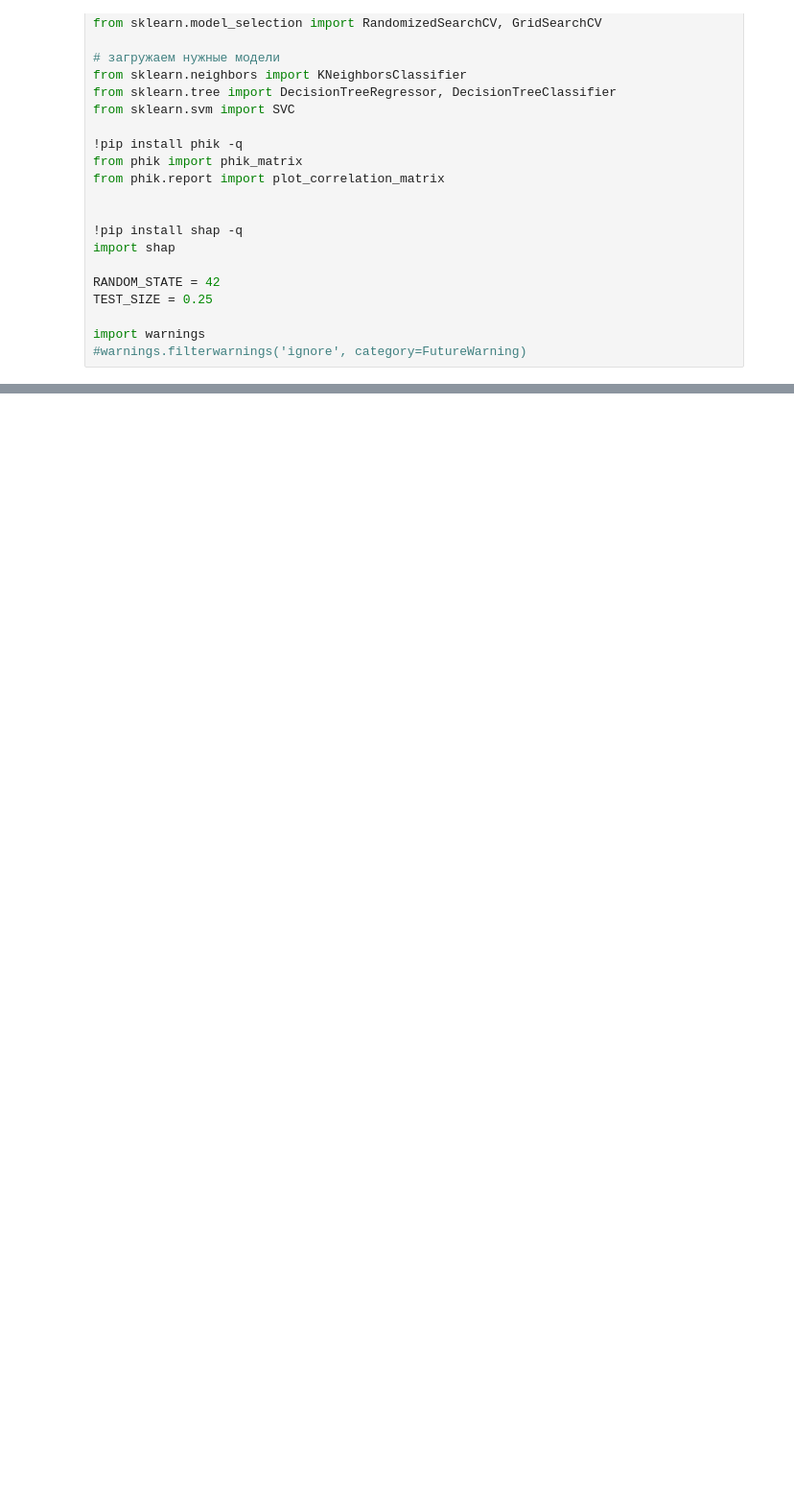
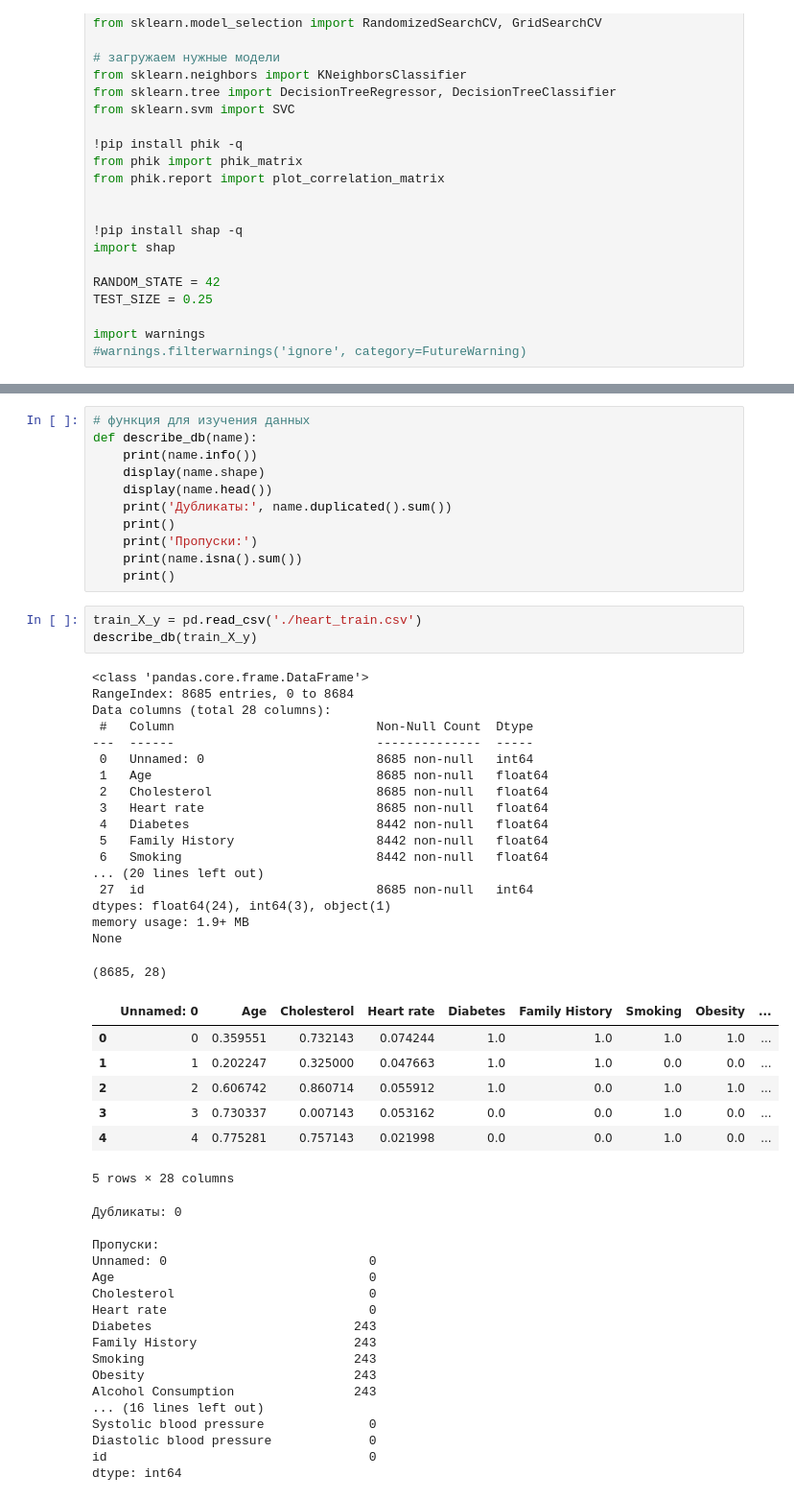
Before and after one commit to olga-tor/Heart_attack, a Jupyter notebook: Project_heart_atttack.ipynb, the cells around one changed output, grey strips where cells are left out. Shown at 96% size. Saved outputs shown, nothing was run; the diff lists cells and outputs as text; blank space fills up the shorter version.

```diff
--- a/Project_heart_atttack.ipynb
+++ b/Project_heart_atttack.ipynb
@@ -72,0 +77,57 @@ import warnings
+# %%
+# функция для изучения данных
+def describe_db(name):
+    print(name.info())
+    display(name.shape)
+    display(name.head())
+    print('Дубликаты:', name.duplicated().sum())
+    print()
+    print('Пропуски:')
+    print(name.isna().sum())
+    print()
+# %%
+train_X_y = pd.read_csv('./heart_train.csv')
+describe_db(train_X_y)
+# %% [output]
+<class 'pandas.core.frame.DataFrame'>
+RangeIndex: 8685 entries, 0 to 8684
+Data columns (total 28 columns):
+ #   Column                           Non-Null Count  Dtype
+---  ------                           --------------  -----
+ 0   Unnamed: 0                       8685 non-null   int64
+ 1   Age                              8685 non-null   float64
+ 2   Cholesterol                      8685 non-null   float64
+ 3   Heart rate                       8685 non-null   float64
+ 4   Diabetes                         8442 non-null   float64
+ 5   Family History                   8442 non-null   float64
+ 6   Smoking                          8442 non-null   float64
+... (20 lines left out)
+ 27  id                               8685 non-null   int64
+dtypes: float64(24), int64(3), object(1)
+memory usage: 1.9+ MB
+None
+(8685, 28)
+|  | Unnamed: 0 | Age | Cholesterol | Heart rate | Diabetes | Family History | Smoking | Obesity | ... |
+| 0 | 0 | 0.359551 | 0.732143 | 0.074244 | 1.0 | 1.0 | 1.0 | 1.0 | ... |
+| 1 | 1 | 0.202247 | 0.325000 | 0.047663 | 1.0 | 1.0 | 0.0 | 0.0 | ... |
+| 2 | 2 | 0.606742 | 0.860714 | 0.055912 | 1.0 | 0.0 | 1.0 | 1.0 | ... |
+| 3 | 3 | 0.730337 | 0.007143 | 0.053162 | 0.0 | 0.0 | 1.0 | 0.0 | ... |
+| 4 | 4 | 0.775281 | 0.757143 | 0.021998 | 0.0 | 0.0 | 1.0 | 0.0 | ... |
+5 rows × 28 columns
+Дубликаты: 0
+
+Пропуски:
+Unnamed: 0                           0
+Age                                  0
+Cholesterol                          0
+Heart rate                           0
+Diabetes                           243
+Family History                     243
+Smoking                            243
+Obesity                            243
+Alcohol Consumption                243
+... (16 lines left out)
+Systolic blood pressure              0
+Diastolic blood pressure             0
+id                                   0
+dtype: int64
```
Also changed, not shown: parts of 21 cells of this notebook.
